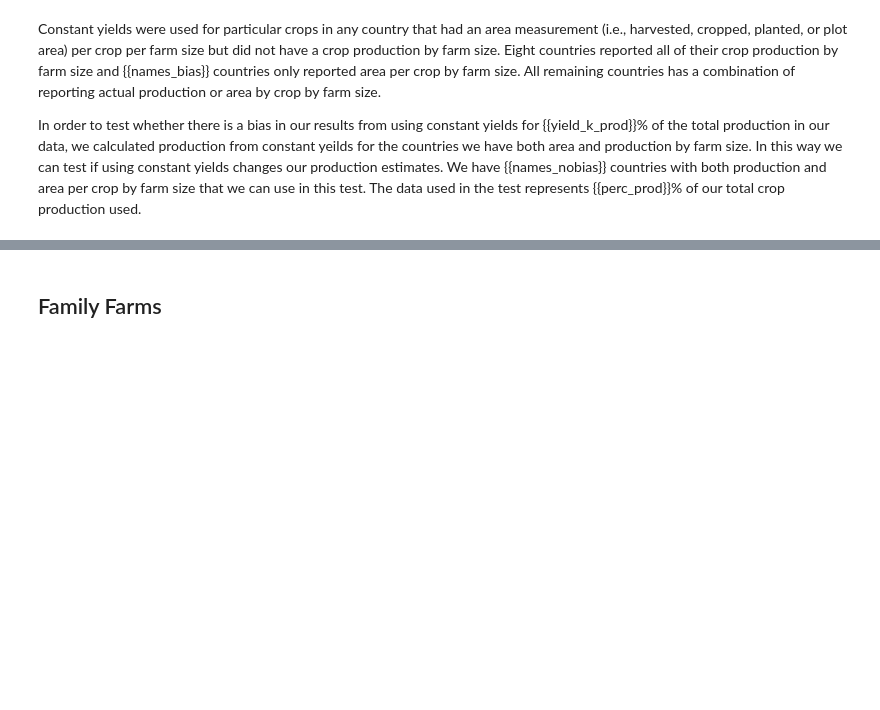
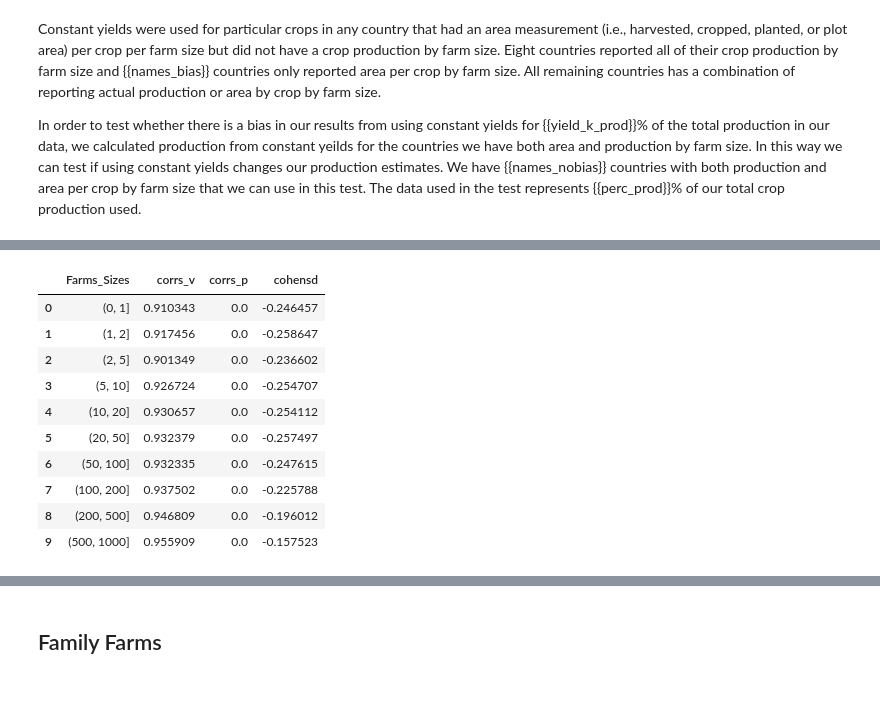
Before and after one commit to vinnyricciardi/farmsize_site, a Jupyter notebook: Notebooks/Sensitivity_Analyses.ipynb, the cells around one changed output, grey strips where cells are left out. Saved outputs shown, nothing was run; the diff lists cells and outputs as text; code cells hidden in the pictures; blank space fills up the shorter version.

```diff
--- a/Notebooks/Sensitivity_Analyses.ipynb
+++ b/Notebooks/Sensitivity_Analyses.ipynb
@@ -448,26 +459,41 @@ plt.show();
 # %%
 fs = []
 cs = []
 ds = []
 
 for f in tmp['Farm_Sizes'].unique():
     tmp2 = tmp.loc[(tmp['Farm_Sizes'] == f) &
                    (tmp['production_kcal'].notnull()) &
                    (tmp['production_kcal_k'].notnull())]
     corr_ = spearmanr(tmp2['production_kcal'], tmp2['production_kcal_k'])
+
+    tmp2['production_kcal'] = np.log(tmp2['production_kcal'])
+    tmp2['production_kcal_k'] = np.log(tmp2['production_kcal_k'])
 
     pooled_sd = np.sqrt(((tmp2['production_kcal'].std()**2) + (tmp2['production_kcal_k'].std()**2)) / 2)
 
     cohens_d = (tmp2['production_kcal'].mean() - tmp2['production_kcal_k'].mean()) / pooled_sd
 
     fs.append(f)
     cs.append(corr_)
     ds.append(cohens_d)
 
 out = pd.concat([pd.DataFrame(fs, columns=['Farms_Sizes']),
                  pd.DataFrame(cs, columns=['corrs_v', 'corrs_p']),
                  pd.DataFrame(ds, columns=['cohensd'])], axis=1)
 out
+# %% [output]
+|  | Farms_Sizes | corrs_v | corrs_p | cohensd |
+| 0 | (0, 1] | 0.910343 | 0.0 | -0.246457 |
+| 1 | (1, 2] | 0.917456 | 0.0 | -0.258647 |
+| 2 | (2, 5] | 0.901349 | 0.0 | -0.236602 |
+| 3 | (5, 10] | 0.926724 | 0.0 | -0.254707 |
+| 4 | (10, 20] | 0.930657 | 0.0 | -0.254112 |
+| 5 | (20, 50] | 0.932379 | 0.0 | -0.257497 |
+| 6 | (50, 100] | 0.932335 | 0.0 | -0.247615 |
+| 7 | (100, 200] | 0.937502 | 0.0 | -0.225788 |
+| 8 | (200, 500] | 0.946809 | 0.0 | -0.196012 |
+| 9 | (500, 1000] | 0.955909 | 0.0 | -0.157523 |
 # %%
 fig = plt.figure(figsize=[15, 10])
 fs_order = ['(0, 1]', '(1, 2]', '(2, 5]', '(5, 10]',
```
Also changed, not shown: parts of 19 cells of this notebook, 5 other files.
